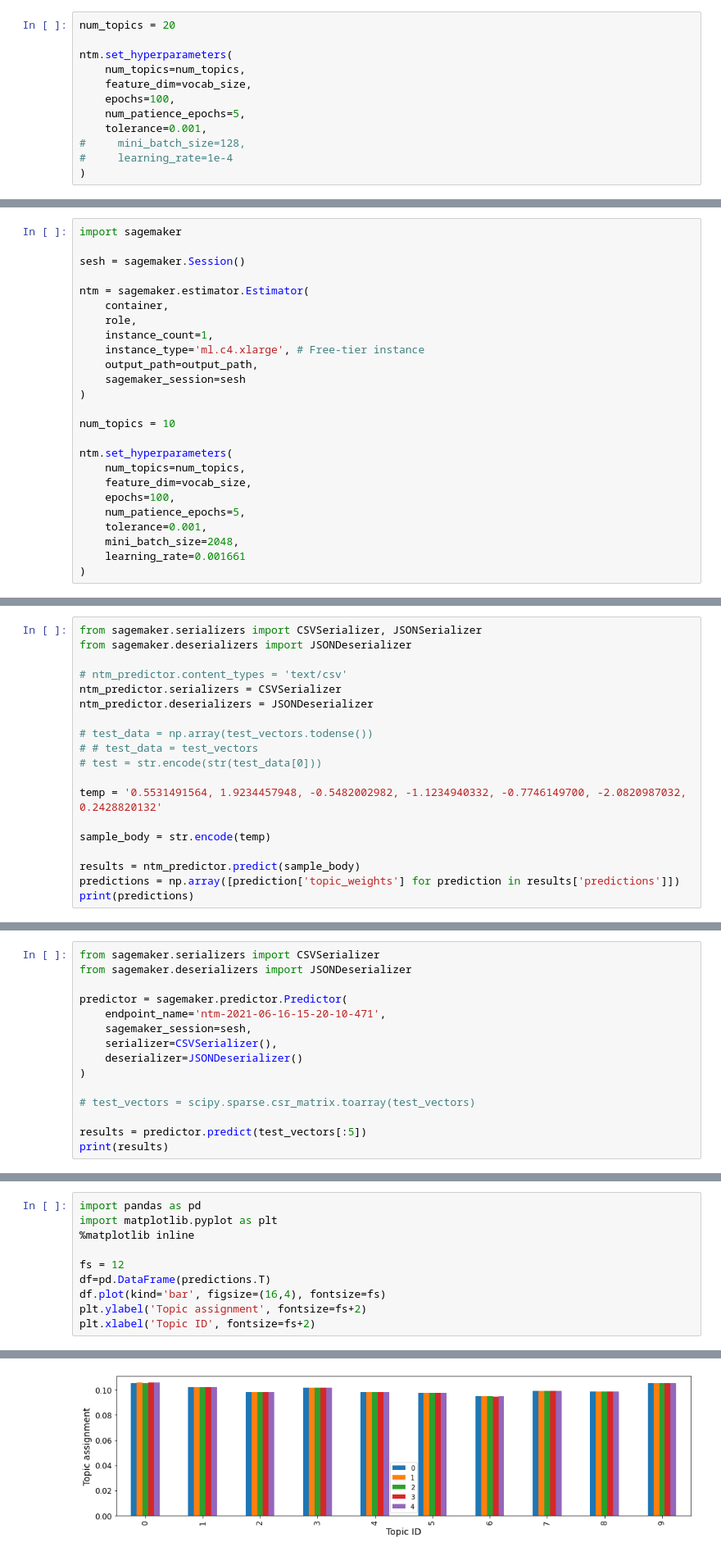
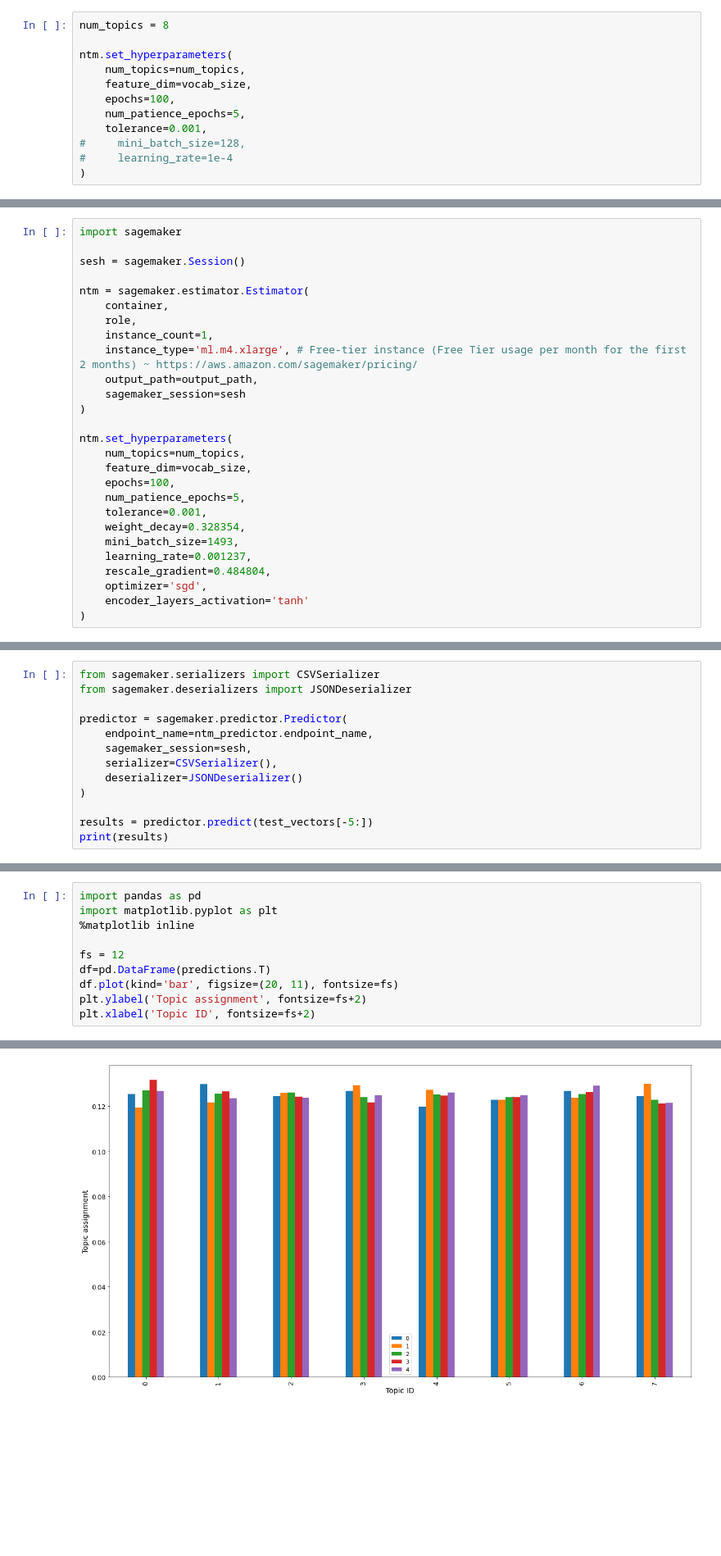
Before and after one commit to kentregs/mynt-cadetship-final-capstone-project-repo, a Jupyter notebook: [6] NTM_topic_modeling.ipynb, the cells around one changed output, grey strips where cells are left out. Shown: that part at 82% size. Drawn from its saved outputs; the diff is of its cells as text; blank space fills up the shorter version.

```diff
--- a/[6] NTM_topic_modeling.ipynb
+++ b/[6] NTM_topic_modeling.ipynb
@@ -469,7 +483,7 @@ ntm = sagemaker.estimator.Estimator(
     sagemaker_session=sesh
 )
 # %%
-num_topics = 20
+num_topics = 8
 
 ntm.set_hyperparameters(
     num_topics=num_topics,
@@ -663,12 +666,10 @@ ntm = sagemaker.estimator.Estimator(
     container,
     role,
     instance_count=1,
-    instance_type='ml.c4.xlarge', # Free-tier instance
+    instance_type='ml.m4.xlarge', # Free-tier instance (Free Tier usage per month for the first 2 months) ~ https://aws.amazon.com/sagemaker/pricing/
     output_path=output_path,
     sagemaker_session=sesh
 )
-
-num_topics = 10
 
 ntm.set_hyperparameters(
     num_topics=num_topics,
@@ -676,8 +677,12 @@ ntm.set_hyperparameters(
     epochs=100,
     num_patience_epochs=5,
     tolerance=0.001,
-    mini_batch_size=2048,
-    learning_rate=0.001661
+    weight_decay=0.328354,
+    mini_batch_size=1493,
+    learning_rate=0.001237,
+    rescale_gradient=0.484804,
+    optimizer='sgd',
+    encoder_layers_activation='tanh'
 )
 # %%
 ntm.fit(inputs={"train": s3_train_data, "validation": s3_valid_data})
@@ -802,19 +734,0 @@ ModelError: An error occurred (ModelError) when calling the InvokeEndpoint opera
-# %%
-from sagemaker.serializers import CSVSerializer, JSONSerializer
-from sagemaker.deserializers import JSONDeserializer
-
-# ntm_predictor.content_types = 'text/csv'
-ntm_predictor.serializers = CSVSerializer
-ntm_predictor.deserializers = JSONDeserializer
-
-# test_data = np.array(test_vectors.todense())
-# # test_data = test_vectors
-# test = str.encode(str(test_data[0]))
-
-temp = '0.5531491564, 1.9234457948, -0.5482002982, -1.1234940332, -0.7746149700, -2.0820987032, 0.2428820132'
-
-sample_body = str.encode(temp)
-
-results = ntm_predictor.predict(sample_body)
-predictions = np.array([prediction['topic_weights'] for prediction in results['predictions']])
-print(predictions)
@@ -835,14 +737,12 @@ from sagemaker.serializers import CSVSerializer
 from sagemaker.deserializers import JSONDeserializer
 
 predictor = sagemaker.predictor.Predictor(
-    endpoint_name='ntm-2021-06-16-15-20-10-471',
+    endpoint_name=ntm_predictor.endpoint_name,
     sagemaker_session=sesh,
     serializer=CSVSerializer(),
     deserializer=JSONDeserializer()
 )
 
-# test_vectors = scipy.sparse.csr_matrix.toarray(test_vectors)
-
-results = predictor.predict(test_vectors[:5])
+results = predictor.predict(test_vectors[-5:])
 print(results)
 # %% [output]
@@ -868,14 +771,14 @@ print(predictions)
 # %%
 import pandas as pd
 import matplotlib.pyplot as plt
 %matplotlib inline
 
 fs = 12
 df=pd.DataFrame(predictions.T)
-df.plot(kind='bar', figsize=(16,4), fontsize=fs)
+df.plot(kind='bar', figsize=(20, 11), fontsize=fs)
 plt.ylabel('Topic assignment', fontsize=fs+2)
 plt.xlabel('Topic ID', fontsize=fs+2)
 # %% [output]
 Text(0.5, 0, 'Topic ID')
-[figure, old version]
+[figure, new version]
 # %%
```
Also changed, not shown: parts of 45 cells of this notebook.
